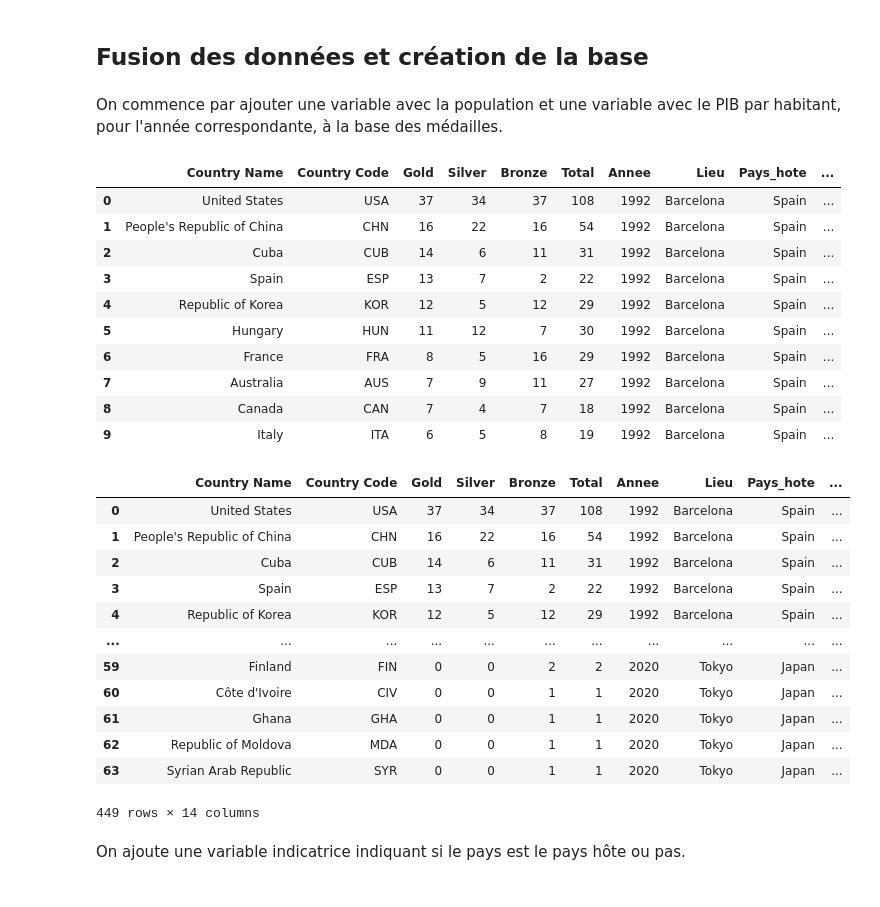
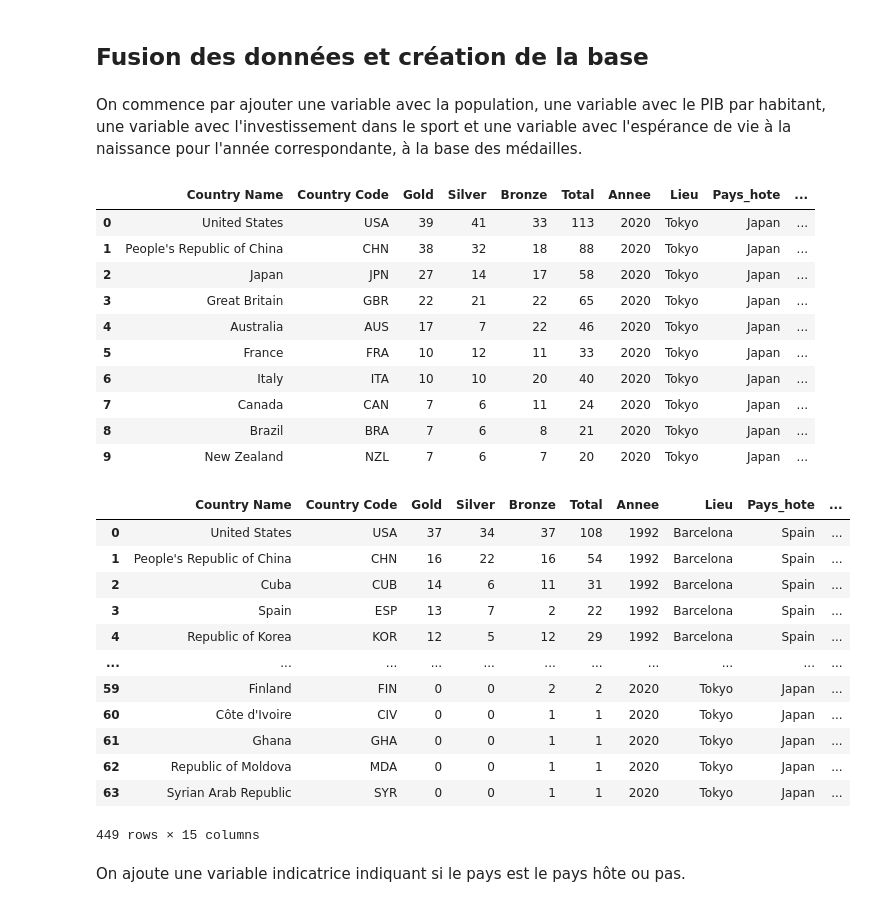
Before and after one commit to clemencebriodeau/Projet-python, a Jupyter notebook: Fusion_donnees.ipynb, the cells around one changed output. Cells and saved outputs as stored; diff of their text form; code cells hidden in the pictures.

Commit message:
Ajout données espérance de vie à la base finale (#21)

```diff
--- a/Fusion_donnees.ipynb
+++ b/Fusion_donnees.ipynb
@@ -11,10 +11,10 @@ import pandas as pd
 # %% [markdown]
 ## Fusion des données et création de la base
 # %% [markdown]
-On commence par ajouter une variable avec la population et une variable avec le PIB par habitant, pour l'année correspondante, à la base des médailles.
+On commence par ajouter une variable avec la population, une variable avec le PIB par habitant, une variable avec l'investissement dans le sport et une variable avec l'espérance de vie à la naissance pour l'année correspondante, à la base des médailles.
 # %%
-#Fonction qui, pour une année donnée, fait une jointure entre la base des médailles et la population et le PIB par habitant
-#pour cette année donnée
+#Fonction qui, pour une année donnée, fait une jointure entre la base des médailles et la population, le PIB par habitant,
+#l'investissement dans le sport et l'espérance de vie, pour cette année donnée
 
 def fonction_jointure(annee):
 
@@ -26,6 +26,11 @@ def fonction_jointure(annee):
     variable_annee_pib = str(annee) + " [YR" + str(annee) + "]"
     df_pib_jointure = df_pib_hab[['Country Code', variable_annee_pib]]
 
+    #Pour l'espérance de vie, si l'année c'est 2020, on prend l'espérance de vie en 2019 car il n'y a pas de données pour 2020
+    variable_annee_esperance_vie = str(annee) + " [YR" + str(annee) + "]"
+    df_esperance_vie_jointure = df_esperance_vie[['Country Code', variable_annee_esperance_vie]]
+    df_esperance_vie_jointure2020 = df_esperance_vie[['Country Code', "2019 [YR2019]"]]
+
     variable_annee_sport = str(annee)
     df_invest_sport_jointure = df_invest_sport_merged[['Country Code', variable_annee_sport]]
 
@@ -35,28 +40,36 @@ def fonction_jointure(annee):
     df_merged2 = df_merged1.merge(df_pib_jointure, on="Country Code")
     df_merged2.rename({variable_annee_pib: "PIB par hab"}, axis=1, inplace=True)
 
+    if annee == 2020:
+        df_merged3 = df_merged2.merge(df_esperance_vie_jointure2020, on="Country Code")
+        df_merged3.rename({"2019 [YR2019]": "Esperance de vie à naissance"}, axis=1, inplace=True)
+    else:
+        df_merged3 = df_merged2.merge(df_esperance_vie_jointure, on="Country Code")
+        df_merged3.rename({variable_annee_esperance_vie: "Esperance de vie à naissance"}, axis=1, inplace=True)
+
     #Pour l'investissement dans la sport, comme il y a peu de données, on fait une jointure à gauche
-    df_merged = df_merged2.merge(df_invest_sport_jointure, how="left", on="Country Code")
+    df_merged = df_merged3.merge(df_invest_sport_jointure, how="left", on="Country Code")
     df_merged.rename({variable_annee_sport: "Investissement sport"}, axis=1, inplace=True)
 
     return(df_merged)
 # %%
 #on teste la fonction
-fonction_jointure(1992).head(10)
+fonction_jointure(2020).head(10)
 # %% [output]
 |  | Country Name | Country Code | Gold | Silver | Bronze | Total | Annee | Lieu | Pays_hote | ... |
-| 0 | United States | USA | 37 | 34 | 37 | 108 | 1992 | Barcelona | Spain | ... |
-| 1 | People's Republic of China | CHN | 16 | 22 | 16 | 54 | 1992 | Barcelona | Spain | ... |
-| 2 | Cuba | CUB | 14 | 6 | 11 | 31 | 1992 | Barcelona | Spain | ... |
-| 3 | Spain | ESP | 13 | 7 | 2 | 22 | 1992 | Barcelona | Spain | ... |
-| 4 | Republic of Korea | KOR | 12 | 5 | 12 | 29 | 1992 | Barcelona | Spain | ... |
-| 5 | Hungary | HUN | 11 | 12 | 7 | 30 | 1992 | Barcelona | Spain | ... |
-| 6 | France | FRA | 8 | 5 | 16 | 29 | 1992 | Barcelona | Spain | ... |
-| 7 | Australia | AUS | 7 | 9 | 11 | 27 | 1992 | Barcelona | Spain | ... |
-| 8 | Canada | CAN | 7 | 4 | 7 | 18 | 1992 | Barcelona | Spain | ... |
-| 9 | Italy | ITA | 6 | 5 | 8 | 19 | 1992 | Barcelona | Spain | ... |
+| 0 | United States | USA | 39 | 41 | 33 | 113 | 2020 | Tokyo | Japan | ... |
+| 1 | People's Republic of China | CHN | 38 | 32 | 18 | 88 | 2020 | Tokyo | Japan | ... |
+| 2 | Japan | JPN | 27 | 14 | 17 | 58 | 2020 | Tokyo | Japan | ... |
+| 3 | Great Britain | GBR | 22 | 21 | 22 | 65 | 2020 | Tokyo | Japan | ... |
+| 4 | Australia | AUS | 17 | 7 | 22 | 46 | 2020 | Tokyo | Japan | ... |
+| 5 | France | FRA | 10 | 12 | 11 | 33 | 2020 | Tokyo | Japan | ... |
+| 6 | Italy | ITA | 10 | 10 | 20 | 40 | 2020 | Tokyo | Japan | ... |
+| 7 | Canada | CAN | 7 | 6 | 11 | 24 | 2020 | Tokyo | Japan | ... |
+| 8 | Brazil | BRA | 7 | 6 | 8 | 21 | 2020 | Tokyo | Japan | ... |
+| 9 | New Zealand | NZL | 7 | 6 | 7 | 20 | 2020 | Tokyo | Japan | ... |
 # %%
-#On construit la base dans laquelle on a la population et le PIB par habitant pour l'année en cours
+#On construit la base dans laquelle on a la population, le PIB par habitant, l'investissemet dans le sport et l'espérance de vie
+# à la naissance, pour l'année en cours
 
 df = pd.DataFrame(columns=[])
 
@@ -78,7 +91,7 @@ df
 | 61 | Ghana | GHA | 0 | 0 | 1 | 1 | 2020 | Tokyo | Japan | ... |
 | 62 | Republic of Moldova | MDA | 0 | 0 | 1 | 1 | 2020 | Tokyo | Japan | ... |
 | 63 | Syrian Arab Republic | SYR | 0 | 0 | 1 | 1 | 2020 | Tokyo | Japan | ... |
-449 rows × 14 columns
+449 rows × 15 columns
 # %% [markdown]
 On ajoute une variable indicatrice indiquant si le pays est le pays hôte ou pas.
 # %%
```
Also changed, not shown: parts of 2 cells of this notebook.
